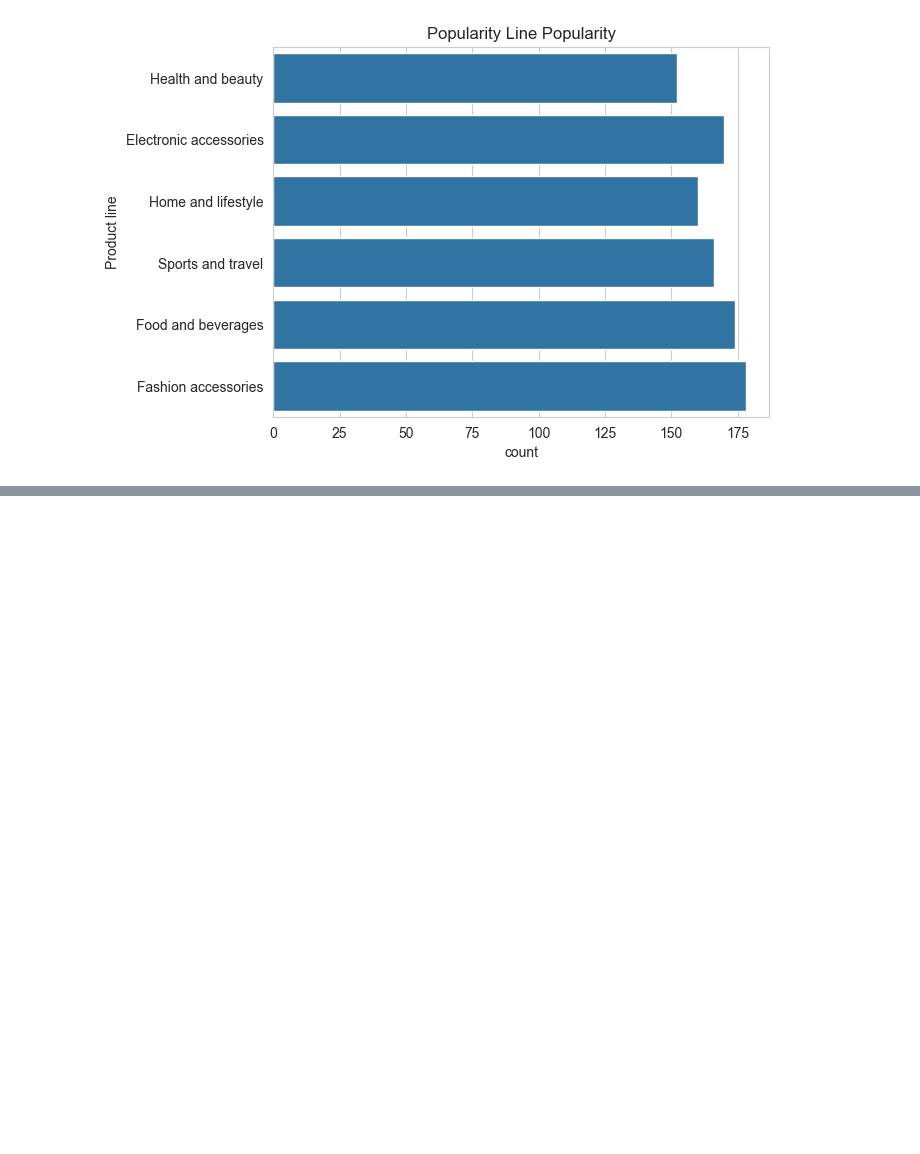
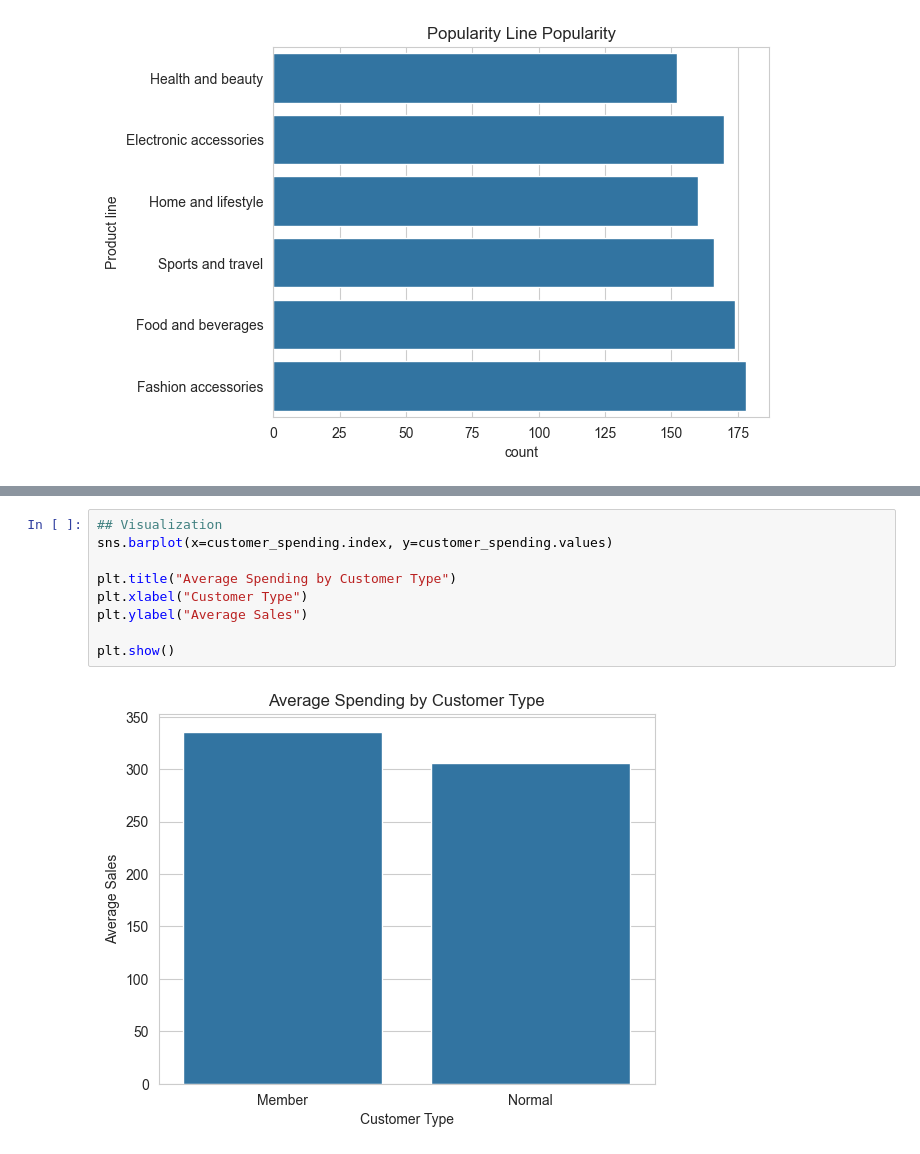
Before and after one commit to GL1TH/supermarket, a Jupyter notebook: Supermarket_project.ipynb, the cells around one changed output, grey strips where cells are left out. Saved outputs shown, nothing was run; the diff lists cells and outputs as text; blank space fills up the shorter version.

```diff
--- a/Supermarket_project.ipynb
+++ b/Supermarket_project.ipynb
@@ -216,0 +282,11 @@ plt.show()
+# %%
+## Visualization
+sns.barplot(x=customer_spending.index, y=customer_spending.values)
+
+plt.title("Average Spending by Customer Type")
+plt.xlabel("Customer Type")
+plt.ylabel("Average Sales")
+
+plt.show()
+# %% [output]
+[figure, added]
```
Also changed, not shown: parts of 6 cells of this notebook.
